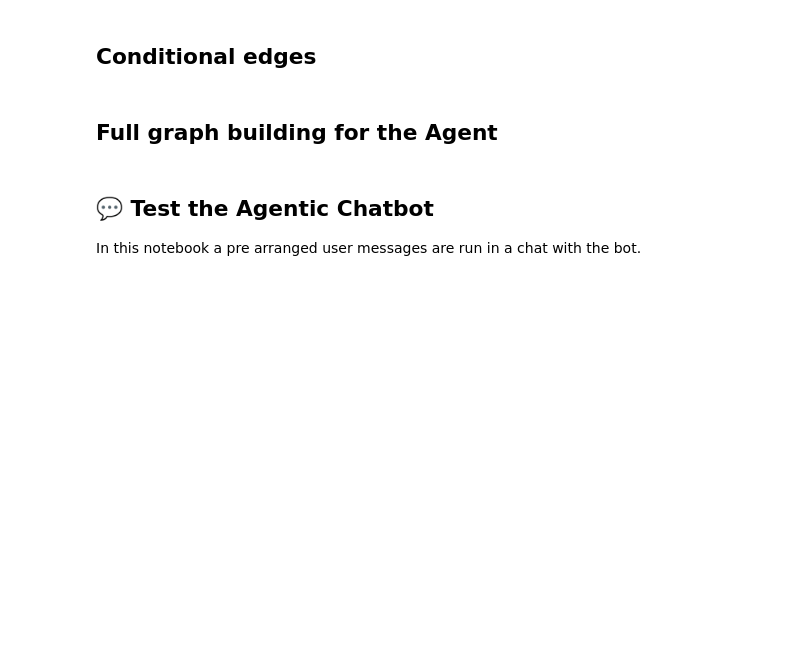
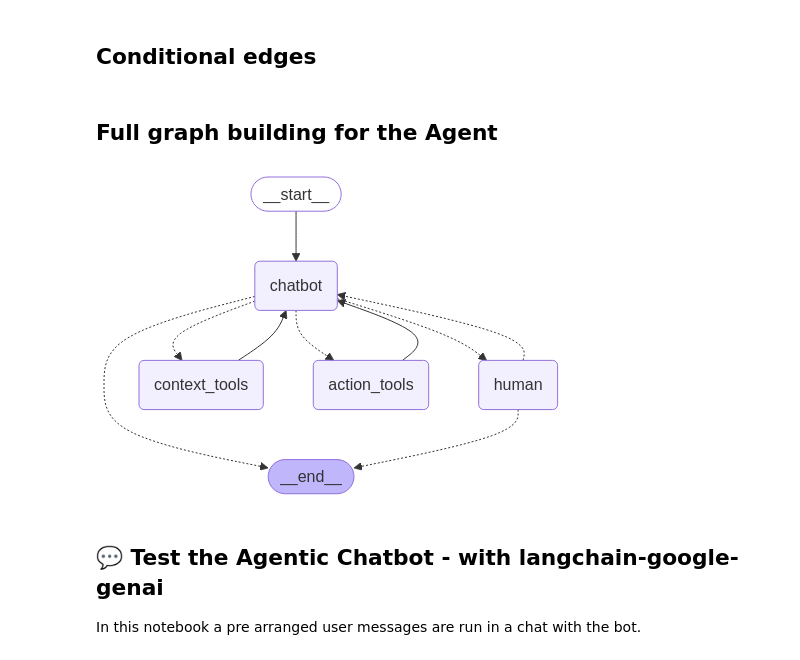
Before and after one commit to ChrisQlasty/llms, a Jupyter notebook: kaggle/ai-cookbook-capstone-with-langchain.ipynb, the cells around one changed output. Cells and saved outputs as stored; diff of their text form; code cells hidden in the pictures; blank space fills up the shorter version.

```diff
--- a/kaggle/ai-cookbook-capstone-with-langchain.ipynb
+++ b/kaggle/ai-cookbook-capstone-with-langchain.ipynb
@@ -674,13 +725,11 @@ def maybe_exit_human_node(state: RecipeState) -> Literal["chatbot", "__end__"]:
 # %% [markdown]
 ## Full graph building for the Agent
 # %%
-llm = ChatGoogleGenerativeAI(model="gemini-2.0-flash")
-
 def chatbot_with_tools(state: RecipeState) -> RecipeState:
     defaults = {"order": [], "finished": False}
 
     if state['messages']:
-        new_output = llm_with_tools.invoke([CHEF_BOT_SYSINT] + state["messages"])
+        new_output = chat_model_with_tools.invoke([CHEF_BOT_SYSINT] + state["messages"])
     else:
         new_output = AIMessage(content=WELCOME_MSG)
 
@@ -693,25 +742,36 @@ actions_tools = [add_to_order_tool, order_ingredients_tool, confirm_satisfaction
 
 tool_node = ToolNode(auto_tools)
 
-llm_with_tools = llm.bind_tools(auto_tools + actions_tools)
+chat_model_with_tools = chat_model.bind_tools(auto_tools + actions_tools)
 
-# --------- graph
-graph_builder = StateGraph(RecipeState)
 
-# nodes
-graph_builder.add_node("chatbot", chatbot_with_tools)
-graph_builder.add_node("human", human_node)
-graph_builder.add_node("context_tools", tool_node)
-graph_builder.add_node("action_tools", actions_node)
+def build_graph():
 
-# edges
-graph_builder.add_edge(START, "chatbot")
-graph_builder.add_edge("context_tools", "chatbot")
-graph_builder.add_edge("action_tools", "chatbot")
-graph_builder.add_conditional_edges("chatbot", maybe_route_to_tools)
-graph_builder.add_conditional_edges("human", maybe_exit_human_node)
+    # --------- graph
+    graph_builder = StateGraph(RecipeState)
 
-chat_graph = graph_builder.compile()
+    # nodes
+    graph_builder.add_node("chatbot", chatbot_with_tools)
+    graph_builder.add_node("human", human_node)
+    graph_builder.add_node("context_tools", tool_node)
+    graph_builder.add_node("action_tools", actions_node)
+
+    # edges
+    graph_builder.add_edge(START, "chatbot")
+    graph_builder.add_edge("context_tools", "chatbot")
+    graph_builder.add_edge("action_tools", "chatbot")
+    graph_builder.add_conditional_edges("chatbot", maybe_route_to_tools)
+    graph_builder.add_conditional_edges("human", maybe_exit_human_node)
+
+    return graph_builder.compile()
+
+chat_graph = build_graph()
+# %%
+from IPython.display import Image, display
+
+Image(chat_graph.get_graph().draw_mermaid_png())
+# %% [output]
+[figure, added]
 # %% [markdown]
-## 💬 Test the Agentic Chatbot
+## 💬 Test the Agentic Chatbot - with langchain-google-genai
 In this notebook a pre arranged user messages are run in a chat with the bot.
```
Also changed, not shown: parts of 31 cells of this notebook.
